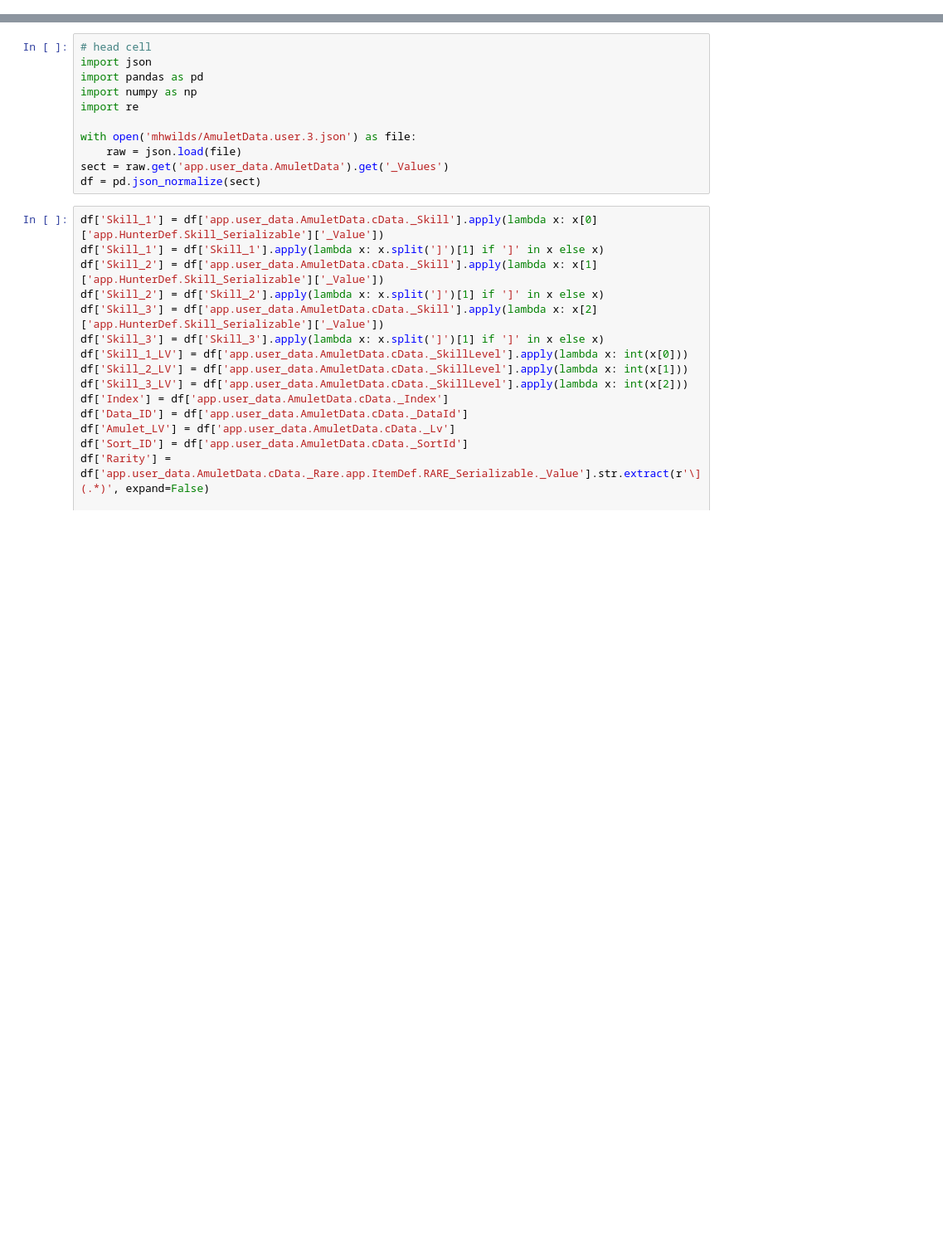
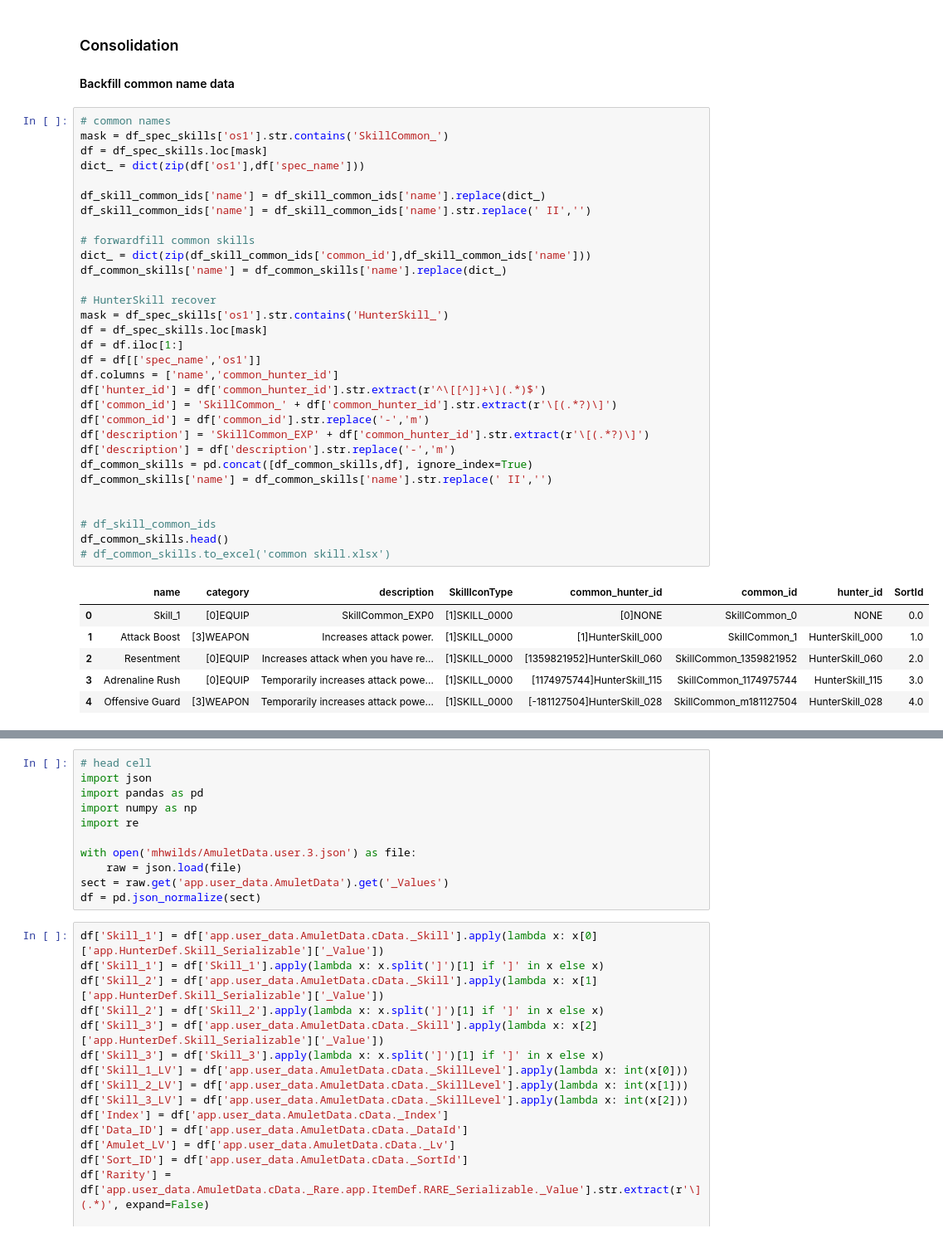
Before and after one commit to NoswalDev/MHRice_Wrangler, a Jupyter notebook: MHWilds_Wrangle.ipynb, the cells around one changed output, grey strips where cells are left out. Shown at 83% size. Saved outputs shown, nothing was run; the diff lists cells and outputs as text; blank space fills up the shorter version.

```diff
--- a/MHWilds_Wrangle.ipynb
+++ b/MHWilds_Wrangle.ipynb
@@ -3,0 +372,41 @@ ArmorData.user.3.json: armor data
+# %% [markdown]
+### Consolidation
+#### Backfill common name data
+# %%
+# common names
+mask = df_spec_skills['os1'].str.contains('SkillCommon_')
+df = df_spec_skills.loc[mask]
+dict_ = dict(zip(df['os1'],df['spec_name']))
+
+df_skill_common_ids['name'] = df_skill_common_ids['name'].replace(dict_)
+df_skill_common_ids['name'] = df_skill_common_ids['name'].str.replace(' II','')
+
+# forwardfill common skills
+dict_ = dict(zip(df_skill_common_ids['common_id'],df_skill_common_ids['name']))
+df_common_skills['name'] = df_common_skills['name'].replace(dict_)
+
+# HunterSkill recover
+mask = df_spec_skills['os1'].str.contains('HunterSkill_')
+df = df_spec_skills.loc[mask]
+df = df.iloc[1:]
+df = df[['spec_name','os1']]
+df.columns = ['name','common_hunter_id']
+df['hunter_id'] = df['common_hunter_id'].str.extract(r'^\[[^]]+\](.*)$')
+df['common_id'] = 'SkillCommon_' + df['common_hunter_id'].str.extract(r'\[(.*?)\]')
+df['common_id'] = df['common_id'].str.replace('-','m')
+df['description'] = 'SkillCommon_EXP' + df['common_hunter_id'].str.extract(r'\[(.*?)\]')
+df['description'] = df['description'].str.replace('-','m')
+df_common_skills = pd.concat([df_common_skills,df], ignore_index=True)
+df_common_skills['name'] = df_common_skills['name'].str.replace(' II','')
+
+
+# df_skill_common_ids
+df_common_skills.head()
+# df_common_skills.to_excel('common skill.xlsx')
+# %% [output]
+|  | name | category | description | SkillIconType | common_hunter_id | common_id | hunter_id | SortId |
+| 0 | Skill_1 | [0]EQUIP | SkillCommon_EXP0 | [1]SKILL_0000 | [0]NONE | SkillCommon_0 | NONE | 0.0 |
+| 1 | Attack Boost | [3]WEAPON | Increases attack power. | [1]SKILL_0000 | [1]HunterSkill_000 | SkillCommon_1 | HunterSkill_000 | 1.0 |
+| 2 | Resentment | [0]EQUIP | Increases attack when you have re... | [1]SKILL_0000 | [1359821952]HunterSkill_060 | SkillCommon_1359821952 | HunterSkill_060 | 2.0 |
+| 3 | Adrenaline Rush | [0]EQUIP | Temporarily increases attack powe... | [1]SKILL_0000 | [1174975744]HunterSkill_115 | SkillCommon_1174975744 | HunterSkill_115 | 3.0 |
+| 4 | Offensive Guard | [3]WEAPON | Temporarily increases attack powe... | [1]SKILL_0000 | [-181127504]HunterSkill_028 | SkillCommon_m181127504 | HunterSkill_028 | 4.0 |
```
Also changed, not shown: parts of 26 cells of this notebook, 1 other file.
